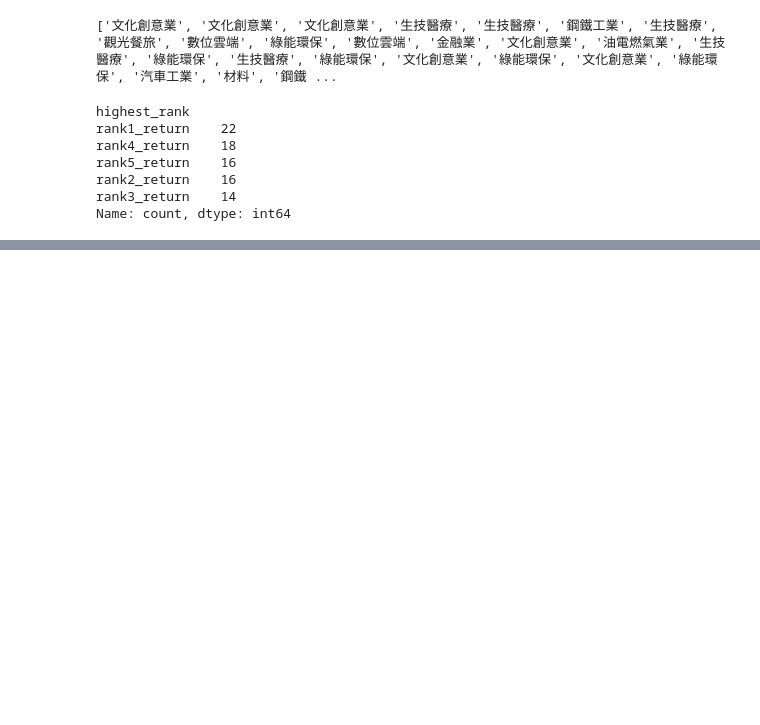
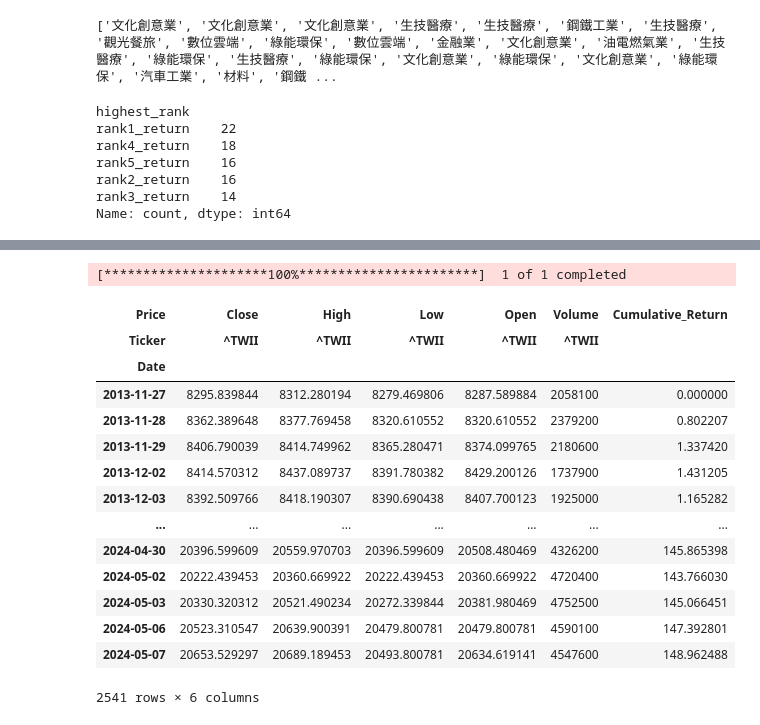
Before and after one commit to Tseng1028/industry-rotation, a Jupyter notebook: industryRL_v5/plot.ipynb, the cells around one changed output, grey strips where cells are left out. Drawn from its saved outputs; the diff is of its cells as text; code cells hidden in the pictures; blank space fills up the shorter version.

```diff
--- a/industryRL_v5/plot.ipynb
+++ b/industryRL_v5/plot.ipynb
@@ -157,0 +175,34 @@ Name: count, dtype: int64
+# %%
+# 將 predict_start 轉換為 datetime 格式（如果還不是的話）
+rolling_predictions['predict_start'] = pd.to_datetime(rolling_predictions['predict_start'])
+
+# 下載台灣加權指數數據
+twii = yf.download('^TWII',
+                  start=rolling_predictions['predict_start'].min().strftime('%Y-%m-%d'),
+                  end=rolling_predictions['predict_start'].max().strftime('%Y-%m-%d'))
+
+# 計算台灣加權指數的累積報酬（修正計算方法）
+twii['Cumulative_Return'] = (twii['Close'] / twii['Close'].iloc[0] * 100) - 100
+
+# 將索引轉換為與 rolling_predictions 相同的時區
+twii.index = pd.to_datetime(twii.index).tz_localize(None)
+# %% [output]
+[*********************100%***********************]  1 of 1 completed
+# %%
+twii
+# %% [output]
+| Price | Close | High | Low | Open | Volume | Cumulative_Return |
+| Ticker | ^TWII | ^TWII | ^TWII | ^TWII | ^TWII |  |
+| Date |  |  |  |  |  |  |
+| 2013-11-27 | 8295.839844 | 8312.280194 | 8279.469806 | 8287.589884 | 2058100 | 0.000000 |
+| 2013-11-28 | 8362.389648 | 8377.769458 | 8320.610552 | 8320.610552 | 2379200 | 0.802207 |
+| 2013-11-29 | 8406.790039 | 8414.749962 | 8365.280471 | 8374.099765 | 2180600 | 1.337420 |
+| 2013-12-02 | 8414.570312 | 8437.089737 | 8391.780382 | 8429.200126 | 1737900 | 1.431205 |
+| 2013-12-03 | 8392.509766 | 8418.190307 | 8390.690438 | 8407.700123 | 1925000 | 1.165282 |
+| ... | ... | ... | ... | ... | ... | ... |
+| 2024-04-30 | 20396.599609 | 20559.970703 | 20396.599609 | 20508.480469 | 4326200 | 145.865398 |
+| 2024-05-02 | 20222.439453 | 20360.669922 | 20222.439453 | 20360.669922 | 4720400 | 143.766030 |
+| 2024-05-03 | 20330.320312 | 20521.490234 | 20272.339844 | 20381.980469 | 4752500 | 145.066451 |
+| 2024-05-06 | 20523.310547 | 20639.900391 | 20479.800781 | 20479.800781 | 4590100 | 147.392801 |
+| 2024-05-07 | 20653.529297 | 20689.189453 | 20493.800781 | 20634.619141 | 4547600 | 148.962488 |
+2541 rows × 6 columns
```
Also changed, not shown: parts of 7 cells of this notebook, 11 other files.
